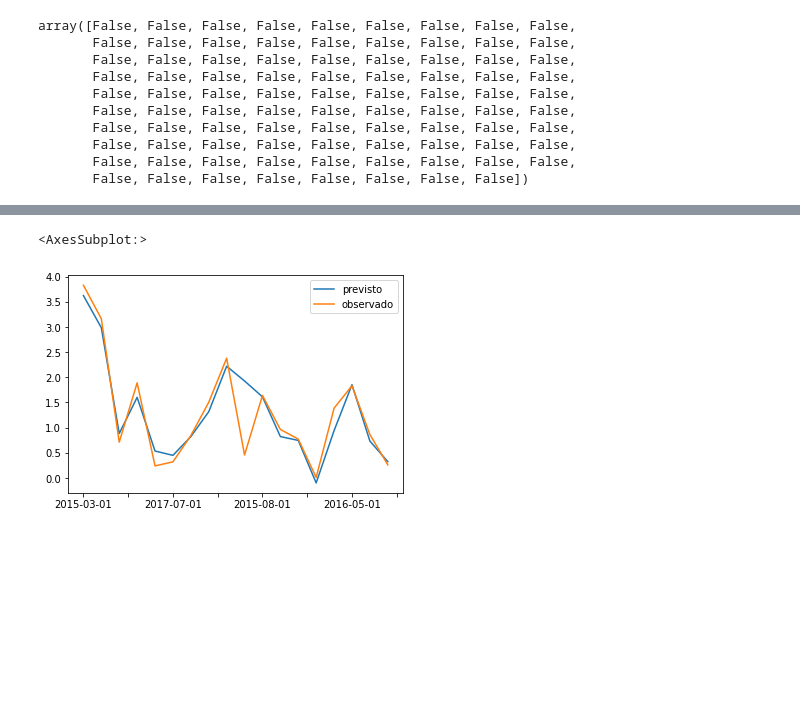
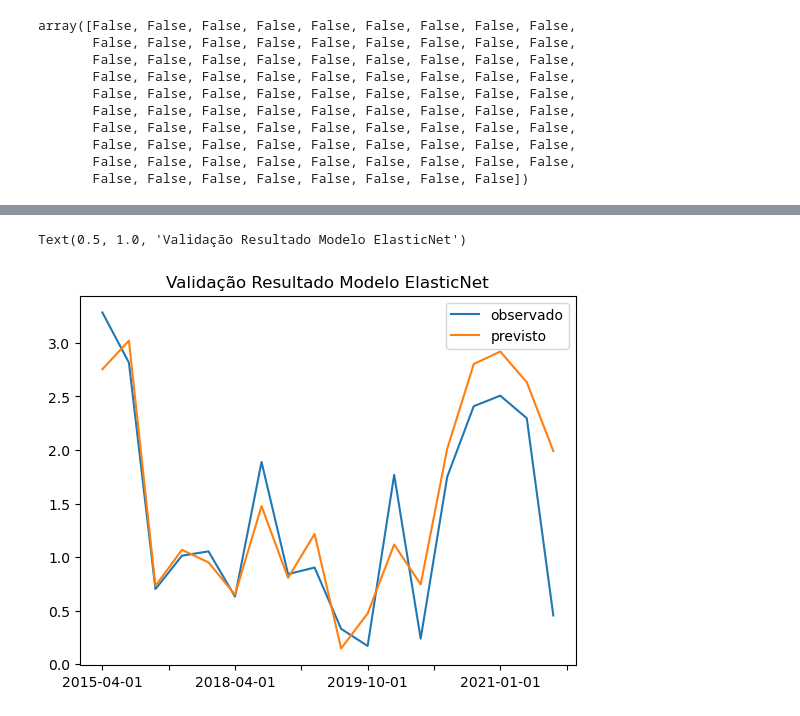
Before and after one commit to jvg0mes/previnflacaoac, a Jupyter notebook: model.ipynb, the cells around one changed output, grey strips where cells are left out. Cells and saved outputs as stored; diff of their text form; code cells hidden in the pictures; blank space fills up the shorter version.

```diff
--- a/model.ipynb
+++ b/model.ipynb
@@ -17,3 +21,7 @@ array([False, False, False, False, False, False, False, False, False,
        False, False, False, False, False, False, False, False, False,
        False, False, False, False, False, False, False, False, False,
        False, False, False, False, False, False, False, False])
+# %%
+frame = frame.loc[~np.isin(frame.index,[x for x in ('2020-05-01',
+'2020-06-01',
+'2015-03-01')]),:]
@@ -38,7 +52,7 @@ from sklearn.linear_model import ElasticNet
 from sklearn.metrics import mean_absolute_error as mae
 from sklearn.metrics import mean_absolute_percentage_error as mape
 # %%
-model =ElasticNet(max_iter=100000,alpha=.01)
+model =ElasticNet(max_iter=100000,alpha=.02,)
 # %%
 model = model.fit(X_train,y_train)
 # %%
@@ -137,5 +185,7 @@ pd.DataFrame({'previsto':model.predict(X_train),'observado':y_train}).plot()
 # %%
-pd.DataFrame({'previsto':model.predict(X_test),'observado':y_test}).plot()
+pd.DataFrame({'observado':y_test,'previsto':model.predict(X_test)}).sort_index().plot()
+y_test_comp = {'observado':y_test,'ElasticNet':model.predict(X_test)}
+plt.title('Validação Resultado Modelo ElasticNet')
 # %% [output]
-<AxesSubplot:>
+Text(0.5, 1.0, 'Validação Resultado Modelo ElasticNet')
-[figure, old version]
+[figure, new version]
```
Also changed, not shown: parts of 66 cells of this notebook.
